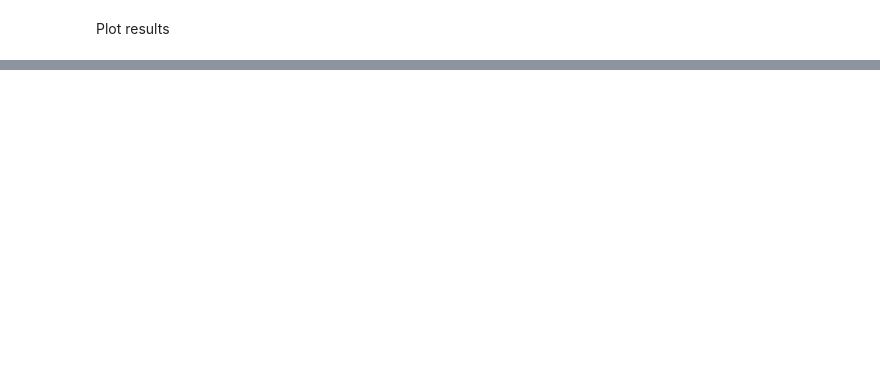
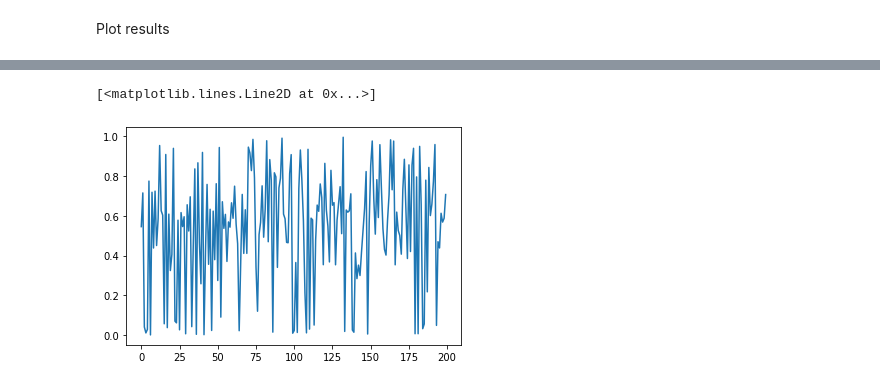
Before and after one commit to katiedagon/CLM5_ParameterUncertainty, a Jupyter notebook: MCMC.ipynb, the cells around one changed output, grey strips where cells are left out. Saved outputs shown, nothing was run; the diff lists cells and outputs as text; code cells hidden in the pictures; blank space fills up the shorter version.

```diff
--- a/MCMC.ipynb
+++ b/MCMC.ipynb
@@ -153,0 +201,7 @@ WARNING:root:Too few points to create valid contours
+# %%
+posterior = np.load("MCMC_last_sample.npy")
+#posterior.shape
+#plt.plot(posterior[:,3])
+# %% [output]
+[<matplotlib.lines.Line2D at 0x...>]
+[figure, added]
```
Also changed, not shown: parts of 19 cells of this notebook, 14 other files.
